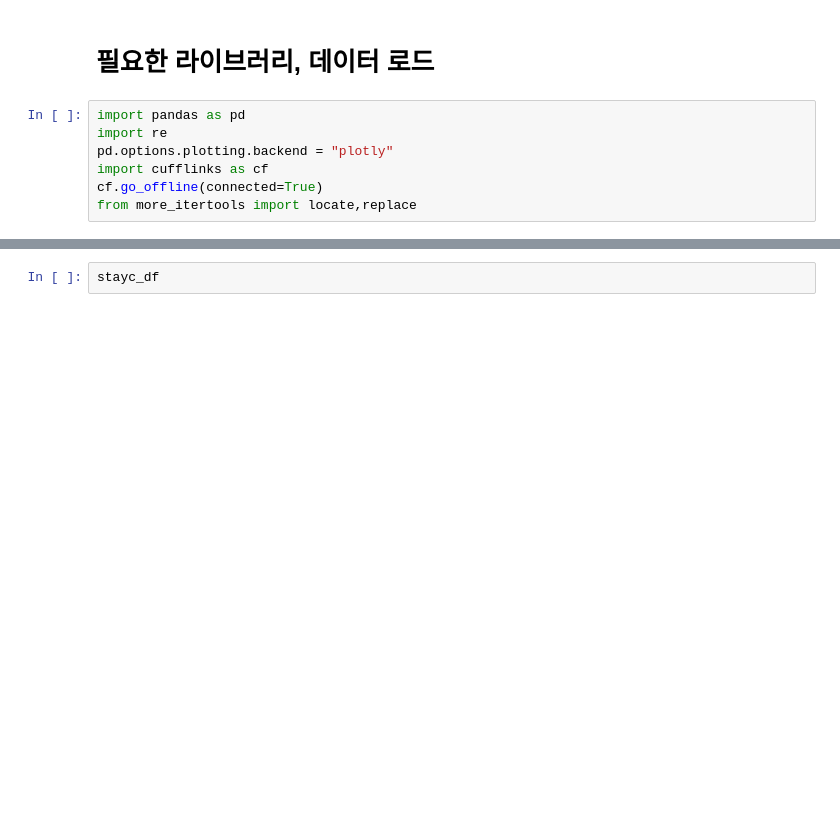
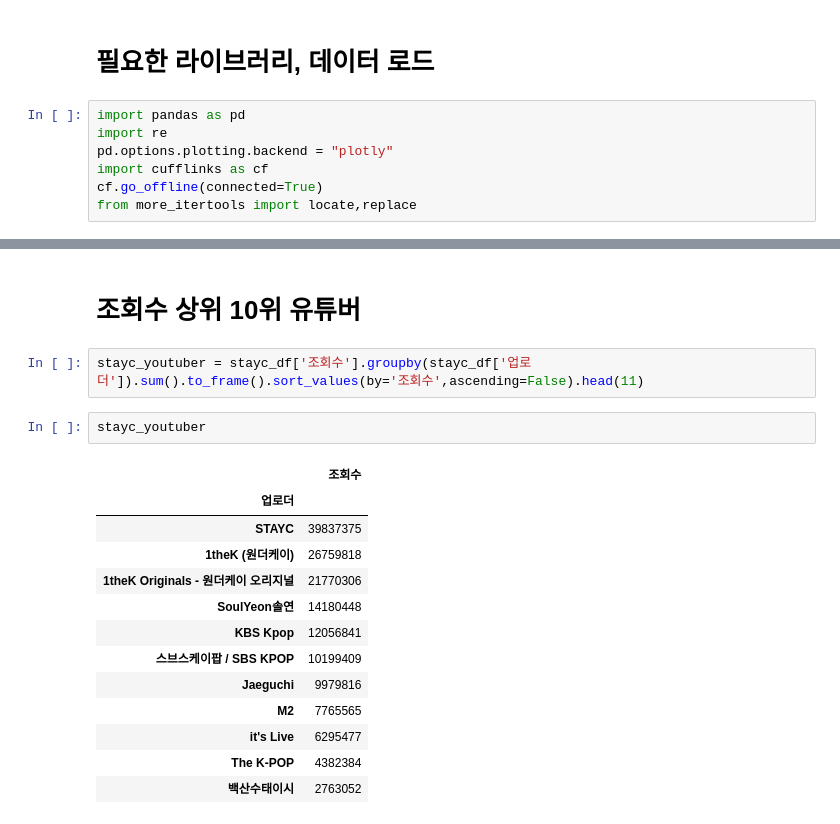
Before and after one commit to YongJaeJung/stayc_data_analysis, a Jupyter notebook: 03.스테이씨 데이터 인사이트 도출, 시각화.ipynb, the cells around one changed output, grey strips where cells are left out. Saved outputs shown, nothing was run; the diff lists cells and outputs as text; blank space fills up the shorter version.

```diff
--- a/03.스테이씨 데이터 인사이트 도출, 시각화.ipynb
+++ b/03.스테이씨 데이터 인사이트 도출, 시각화.ipynb
@@ -27,2 +27,20 @@ stayc_df
-# %%
-stayc_df
+# %% [markdown]
+# 조회수 상위 10위 유튜버
+# %%
+stayc_youtuber = stayc_df['조회수'].groupby(stayc_df['업로더']).sum().to_frame().sort_values(by='조회수',ascending=False).head(11)
+# %%
+stayc_youtuber
+# %% [output]
+|  | 조회수 |
+| 업로더 |  |
+| STAYC | 39837375 |
+| 1theK (원더케이) | 26759818 |
+| 1theK Originals - 원더케이 오리지널 | 21770306 |
+| SoulYeon솔연 | 14180448 |
+| KBS Kpop | 12056841 |
+| 스브스케이팝 / SBS KPOP | 10199409 |
+| Jaeguchi | 9979816 |
+| M2 | 7765565 |
+| it's Live | 6295477 |
+| The K-POP | 4382384 |
+| 백산수태이시 | 2763052 |
```
Also changed, not shown: parts of 14 cells of this notebook, 5 other files.
